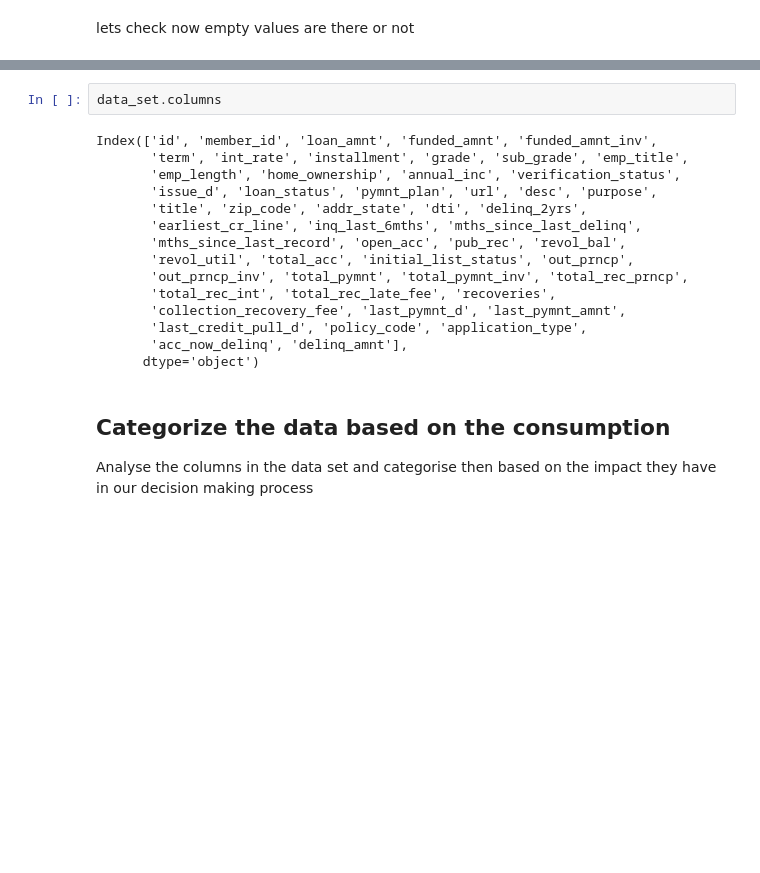
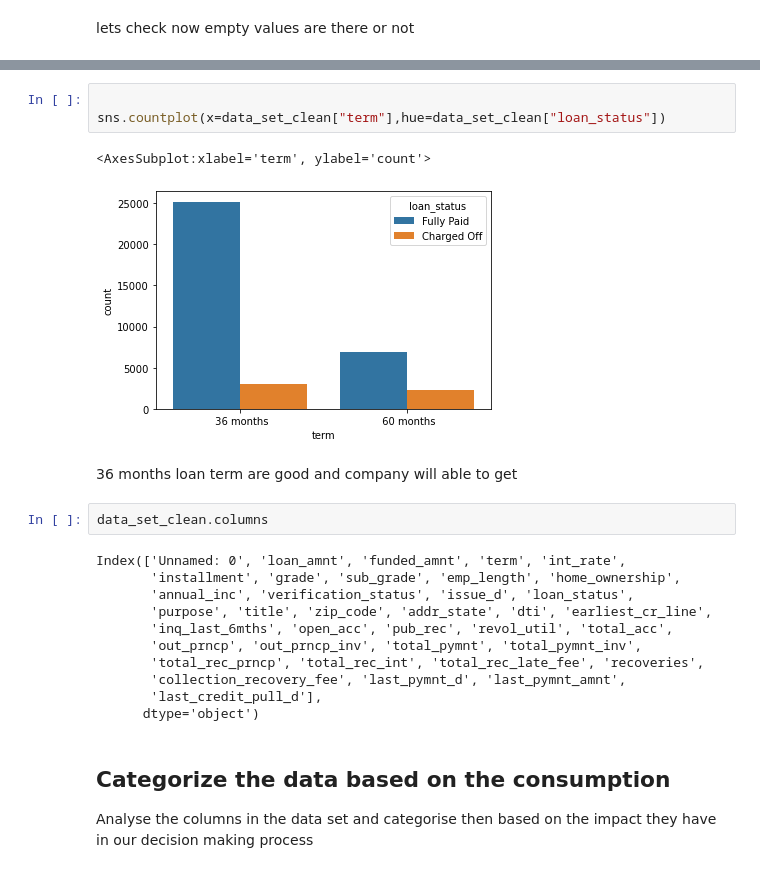
Before and after one commit to sreejith-rajashekaran/LendingClubCaseStudy, a Jupyter notebook: LendingClubCaseStudyFinal.ipynb, the cells around one changed output, grey strips where cells are left out. Drawn from its saved outputs; the diff is of its cells as text; blank space fills up the shorter version.

Commit message:
Added to remove column

```diff
--- a/LendingClubCaseStudyFinal.ipynb
+++ b/LendingClubCaseStudyFinal.ipynb
@@ -266,19 +608,23 @@ dtype: float64
+# %%
+
+sns.countplot(x=data_set_clean["term"],hue=data_set_clean["loan_status"])
+# %% [output]
+<AxesSubplot:xlabel='term', ylabel='count'>
+[figure, added]
+# %% [markdown]
+36 months loan term are good and company will able to get
 # %%
-data_set.columns
+data_set_clean.columns
 # %% [output]
-Index(['id', 'member_id', 'loan_amnt', 'funded_amnt', 'funded_amnt_inv',
-       'term', 'int_rate', 'installment', 'grade', 'sub_grade', 'emp_title',
-       'emp_length', 'home_ownership', 'annual_inc', 'verification_status',
-       'issue_d', 'loan_status', 'pymnt_plan', 'url', 'desc', 'purpose',
-       'title', 'zip_code', 'addr_state', 'dti', 'delinq_2yrs',
-       'earliest_cr_line', 'inq_last_6mths', 'mths_since_last_delinq',
-       'mths_since_last_record', 'open_acc', 'pub_rec', 'revol_bal',
-       'revol_util', 'total_acc', 'initial_list_status', 'out_prncp',
-       'out_prncp_inv', 'total_pymnt', 'total_pymnt_inv', 'total_rec_prncp',
-       'total_rec_int', 'total_rec_late_fee', 'recoveries',
+Index(['Unnamed: 0', 'loan_amnt', 'funded_amnt', 'term', 'int_rate',
+       'installment', 'grade', 'sub_grade', 'emp_length', 'home_ownership',
+       'annual_inc', 'verification_status', 'issue_d', 'loan_status',
+       'purpose', 'title', 'zip_code', 'addr_state', 'dti', 'earliest_cr_line',
+       'inq_last_6mths', 'open_acc', 'pub_rec', 'revol_util', 'total_acc',
+       'out_prncp', 'out_prncp_inv', 'total_pymnt', 'total_pymnt_inv',
+       'total_rec_prncp', 'total_rec_int', 'total_rec_late_fee', 'recoveries',
        'collection_recovery_fee', 'last_pymnt_d', 'last_pymnt_amnt',
-       'last_credit_pull_d', 'policy_code', 'application_type',
-       'acc_now_delinq', 'delinq_amnt'],
+       'last_credit_pull_d'],
       dtype='object')
 # %% [markdown]
 ## Categorize the data based on the consumption
```
Also changed, not shown: parts of 41 cells of this notebook.
